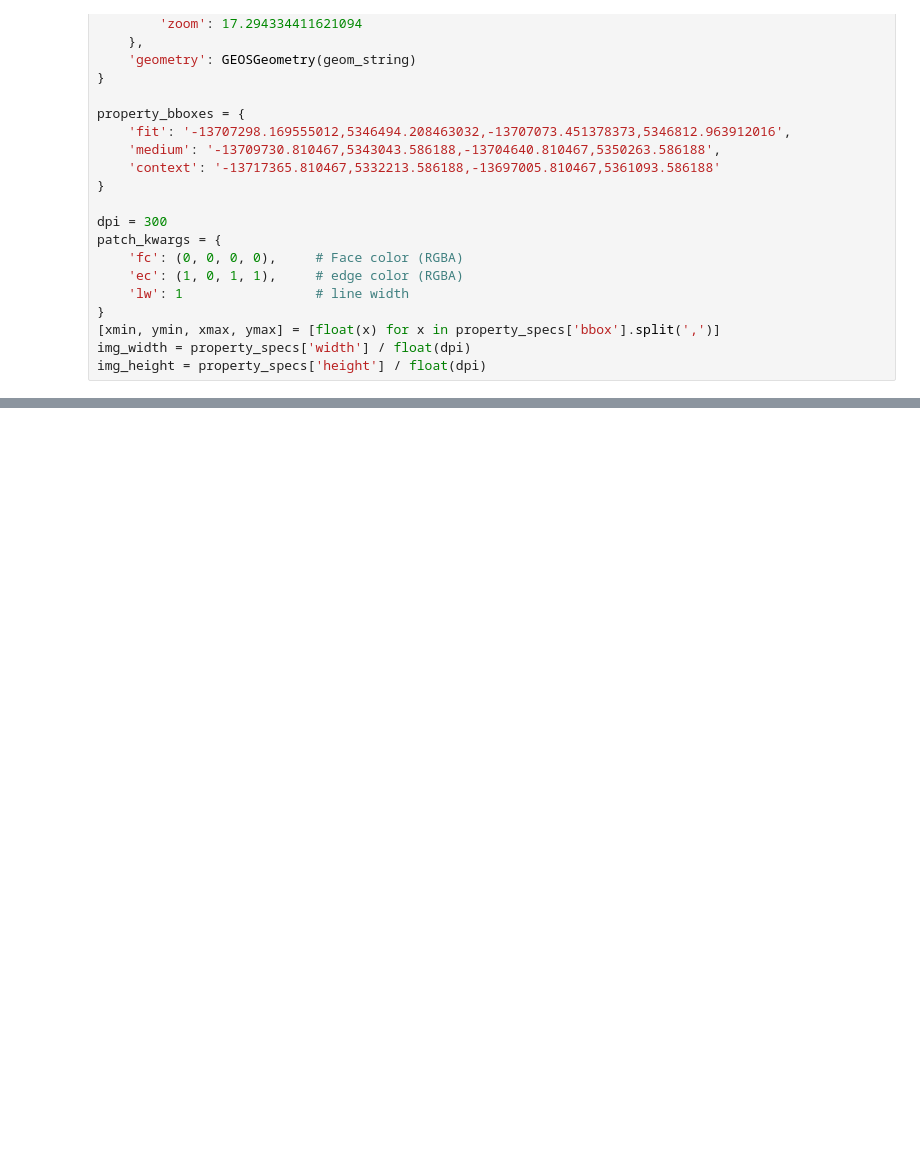
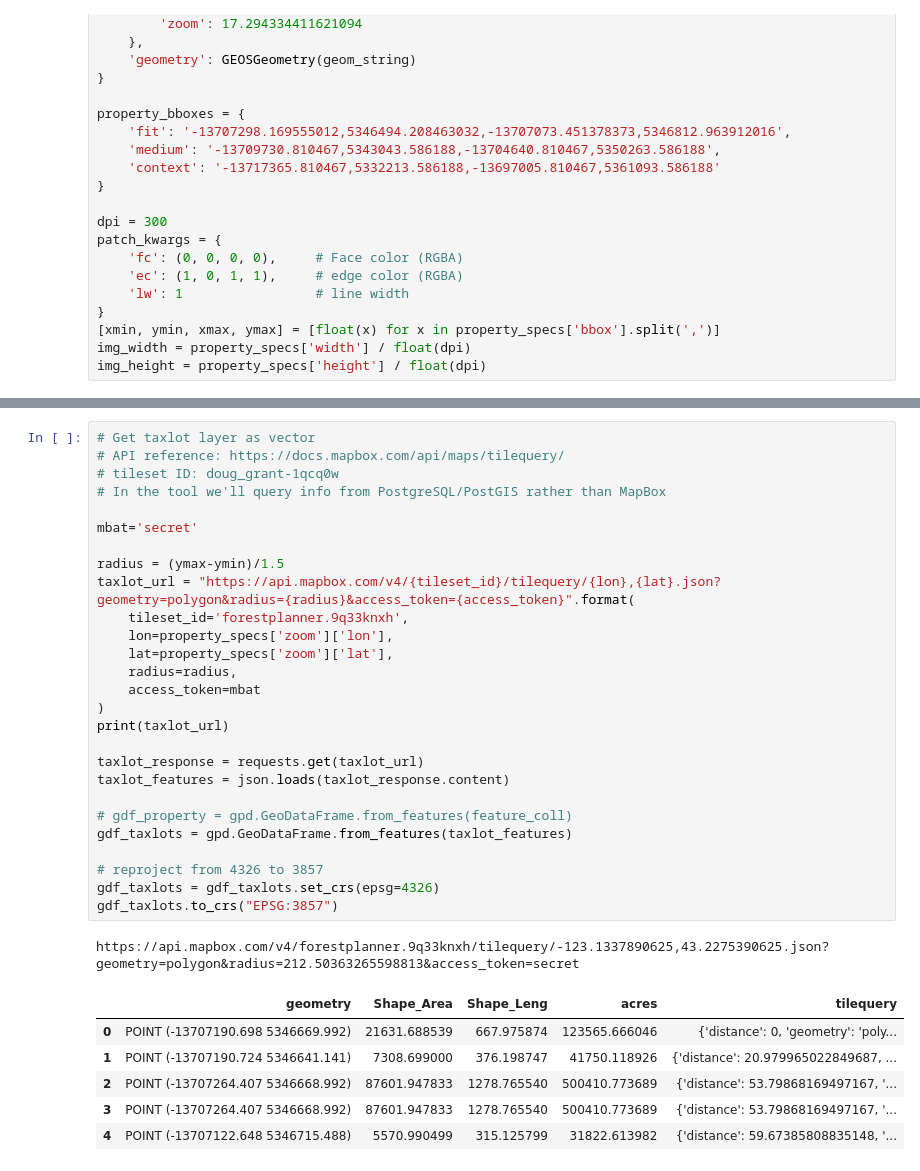
Before and after one commit to rhodges/ecotrust_jupyter, a Jupyter notebook: Drawing GIS/Draw Layered Map Tiles with MatPlotLib.ipynb, the cells around one changed output, grey strips where cells are left out. Cells and saved outputs as stored; diff of their text form; blank space fills up the shorter version.

```diff
--- a/Drawing GIS/Draw Layered Map Tiles with MatPlotLib.ipynb
+++ b/Drawing GIS/Draw Layered Map Tiles with MatPlotLib.ipynb
@@ -191,0 +170,35 @@ Height: 722
+# %%
+# Get taxlot layer as vector
+# API reference: https://docs.mapbox.com/api/maps/tilequery/
+# tileset ID: doug_grant-1qcq0w
+# In the tool we'll query info from PostgreSQL/PostGIS rather than MapBox
+
+mbat='secret'
+
+radius = (ymax-ymin)/1.5
+taxlot_url = "https://api.mapbox.com/v4/{tileset_id}/tilequery/{lon},{lat}.json?geometry=polygon&radius={radius}&access_token={access_token}".format(
+    tileset_id='forestplanner.9q33knxh',
+    lon=property_specs['zoom']['lon'],
+    lat=property_specs['zoom']['lat'],
+    radius=radius,
+    access_token=mbat
+)
+print(taxlot_url)
+
+taxlot_response = requests.get(taxlot_url)
+taxlot_features = json.loads(taxlot_response.content)
+
+# gdf_property = gpd.GeoDataFrame.from_features(feature_coll)
+gdf_taxlots = gpd.GeoDataFrame.from_features(taxlot_features)
+
+# reproject from 4326 to 3857
+gdf_taxlots = gdf_taxlots.set_crs(epsg=4326)
+gdf_taxlots.to_crs("EPSG:3857")
+# %% [output]
+https://api.mapbox.com/v4/forestplanner.9q33knxh/tilequery/-123.1337890625,43.2275390625.json?geometry=polygon&radius=212.50363265598813&access_token=secret
+|  | geometry | Shape_Area | Shape_Leng | acres | tilequery |
+| 0 | POINT (-13707190.698 5346669.992) | 21631.688539 | 667.975874 | 123565.666046 | {'distance': 0, 'geometry': 'poly... |
+| 1 | POINT (-13707190.724 5346641.141) | 7308.699000 | 376.198747 | 41750.118926 | {'distance': 20.979965022849687, ... |
+| 2 | POINT (-13707264.407 5346668.992) | 87601.947833 | 1278.765540 | 500410.773689 | {'distance': 53.79868169497167, '... |
+| 3 | POINT (-13707264.407 5346668.992) | 87601.947833 | 1278.765540 | 500410.773689 | {'distance': 53.79868169497167, '... |
+| 4 | POINT (-13707122.648 5346715.488) | 5570.990499 | 315.125799 | 31822.613982 | {'distance': 59.67385808835148, '... |
```
Also changed, not shown: parts of 7 cells of this notebook, 1 other file.
